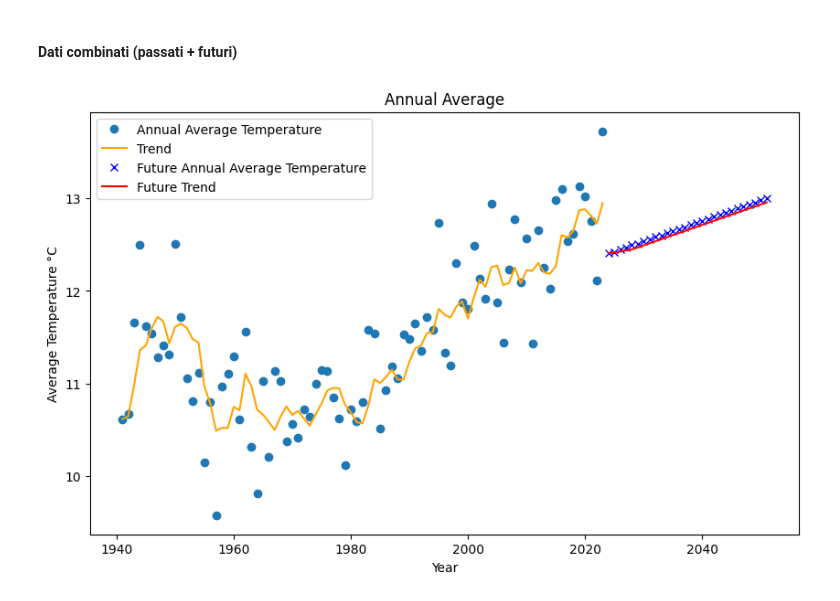
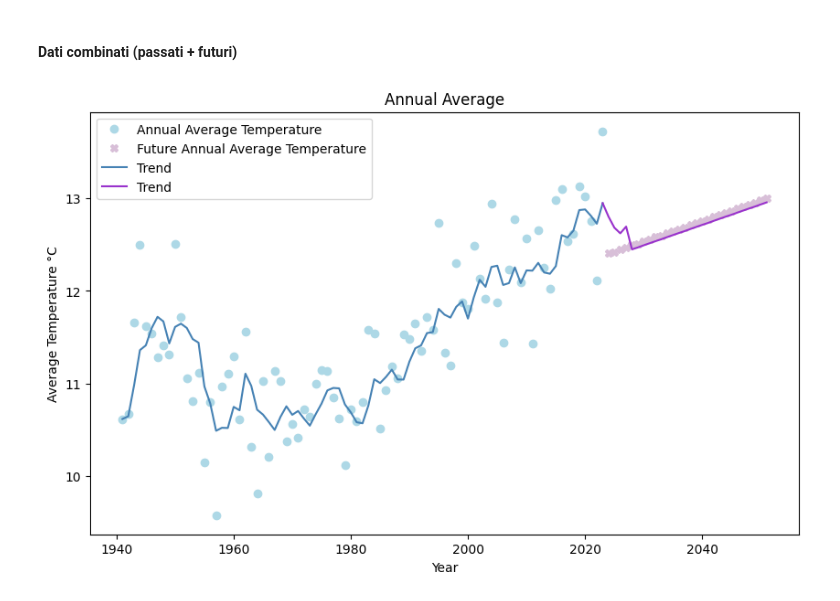
Before and after one commit to Favo02-unimi/visualizzazione-scientifica, a Jupyter notebook: machine-learning/linear_regression_model.ipynb, the cells around one changed output. Drawn from its saved outputs; the diff is of its cells as text; code cells hidden in the pictures.

```diff
--- a/machine-learning/weather_machine_learning.ipynb
+++ b/machine-learning/linear_regression_model.ipynb
@@ -157,38 +161,48 @@ plt.show()
 # %% [markdown]
 #### Dati combinati (passati + futuri)
 # %%
+# common trend line
+common_average = pd.concat([annual_average, future_annual_average])
+
+common_trend_line = common_average.rolling(window=5, min_periods=1).mean()
+
 plt.figure(figsize=(10, 6))
+# past temps
 plt.plot(
   annual_average.index,
   annual_average.values,
-  marker='o',
-  label='Annual Average Temperature',
-  linestyle='none'
+  marker="o",
+  label="Annual Average Temperature",
+  linestyle="none",
+  color="lightblue"
 )
-plt.plot(
-  trend_line.index,
-  trend_line.values,
-  color='orange',
-  label='Trend'
-)
+# future temps
 plt.plot(
   future_annual_average.index,
   future_annual_average.values,
-  marker='x',
-  label='Future Annual Average Temperature',
-  linestyle='none',
-  color='blue'
+  label="Future Annual Average Temperature",
+  marker="X",
+  linestyle="none",
+  color="thistle"
 )
+# past trend
 plt.plot(
-  future_trend_line.index,
-  future_trend_line.values,
-  color='red',
-  label='Future Trend'
+  common_trend_line[:"2022-12-31"].index,
+  common_trend_line[:"2022-12-31"].values,
+  label="Trend",
+  color="steelblue"
 )
-plt.xlabel('Year')
-plt.ylabel('Average Temperature °C')
-plt.title('Annual Average')
+# future trend
+plt.plot(
+  common_trend_line["2022-12-31":].index,
+  common_trend_line["2022-12-31":].values,
+  label="Trend",
+  color="darkorchid"
+)
+plt.xlabel("Year")
+plt.ylabel("Average Temperature °C")
+plt.title("Annual Average")
 plt.legend()
 plt.show()
 # %% [output]
-[figure, old version]
+[figure, new version]
```
Also changed, not shown: parts of 4 cells of this notebook.
